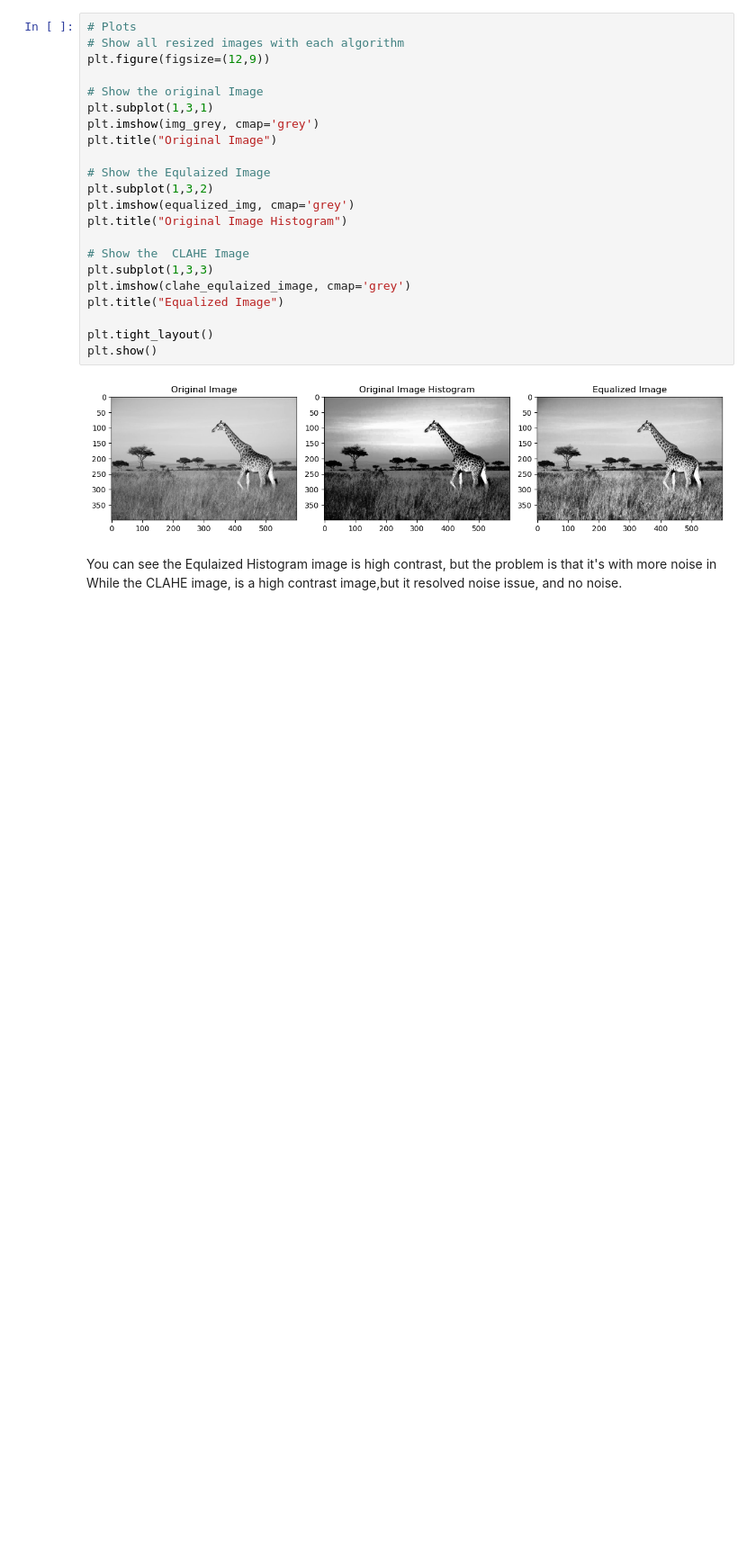
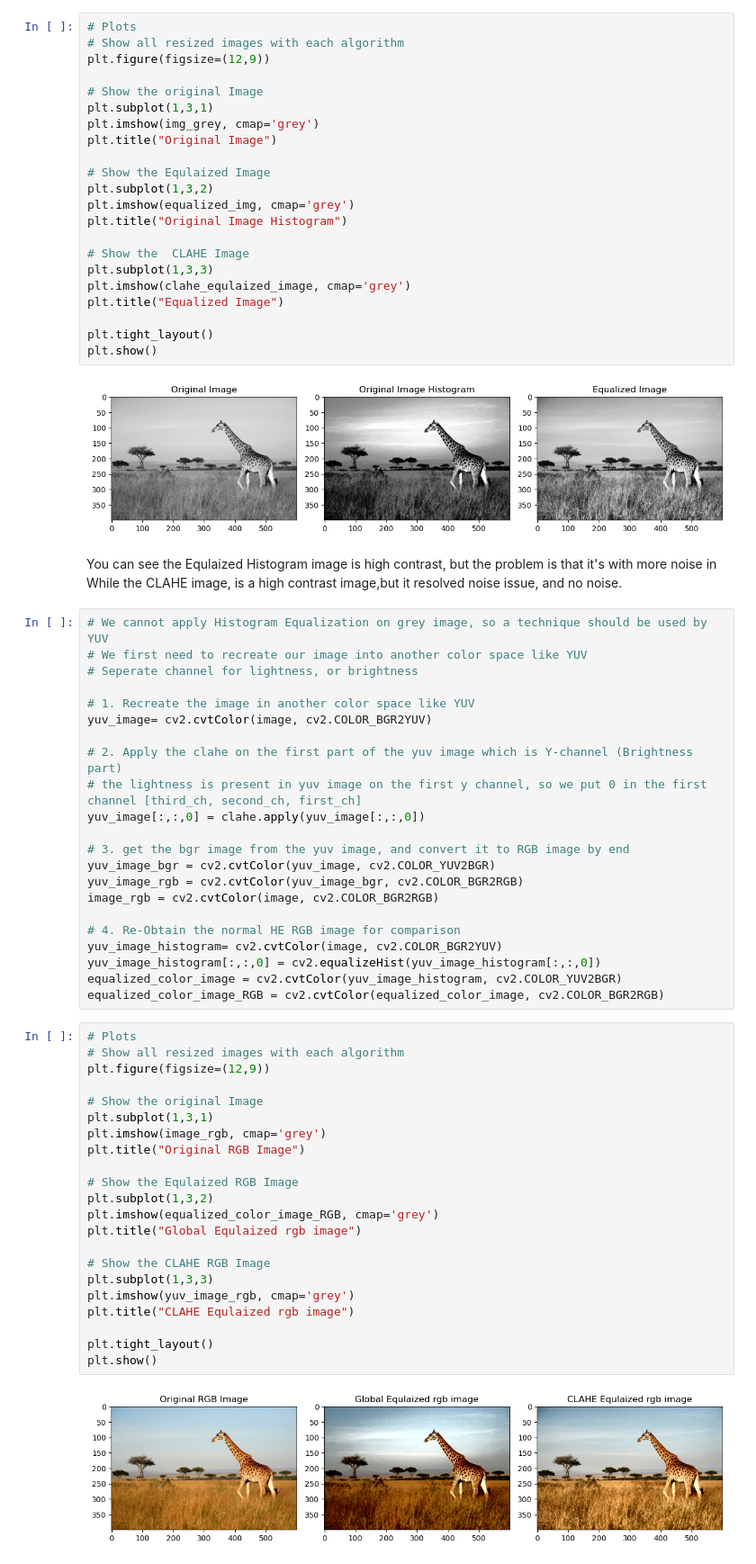
Before and after one commit to aaabdelaziz/Image-Processing, a Jupyter notebook: Python_Implementation/14-CLAHE.ipynb, the cells around one changed output. Shown at 90% size. Drawn from its saved outputs; the diff is of its cells as text; blank space fills up the shorter version.

Commit message:
Make more comparisons between the Global histogram Equalization, and the CLAHE when applied on certain channel of the image.

```diff
--- a/Python_Implementation/14-CLAHE.ipynb
+++ b/Python_Implementation/14-CLAHE.ipynb
@@ -57,3 +64,49 @@ plt.show()
 # %% [markdown]
 You can see the Equlaized Histogram image is high contrast, but the problem is that it's with more noise in
 While the CLAHE image, is a high contrast image,but it resolved noise issue, and no noise.
+# %%
+# We cannot apply Histogram Equalization on grey image, so a technique should be used by YUV
+# We first need to recreate our image into another color space like YUV
+# Seperate channel for lightness, or brightness
+
+# 1. Recreate the image in another color space like YUV
+yuv_image= cv2.cvtColor(image, cv2.COLOR_BGR2YUV)
+
+# 2. Apply the clahe on the first part of the yuv image which is Y-channel (Brightness part)
+# the lightness is present in yuv image on the first y channel, so we put 0 in the first channel [third_ch, second_ch, first_ch]
+yuv_image[:,:,0] = clahe.apply(yuv_image[:,:,0])
+
+# 3. get the bgr image from the yuv image, and convert it to RGB image by end
+yuv_image_bgr = cv2.cvtColor(yuv_image, cv2.COLOR_YUV2BGR)
+yuv_image_rgb = cv2.cvtColor(yuv_image_bgr, cv2.COLOR_BGR2RGB)
+image_rgb = cv2.cvtColor(image, cv2.COLOR_BGR2RGB)
+
+# 4. Re-Obtain the normal HE RGB image for comparison
+yuv_image_histogram= cv2.cvtColor(image, cv2.COLOR_BGR2YUV)
+yuv_image_histogram[:,:,0] = cv2.equalizeHist(yuv_image_histogram[:,:,0])
+equalized_color_image = cv2.cvtColor(yuv_image_histogram, cv2.COLOR_YUV2BGR)
+equalized_color_image_RGB = cv2.cvtColor(equalized_color_image, cv2.COLOR_BGR2RGB)
+# %%
+# Plots
+# Show all resized images with each algorithm
+plt.figure(figsize=(12,9))
+
+# Show the original Image
+plt.subplot(1,3,1)
+plt.imshow(image_rgb, cmap='grey')
+plt.title("Original RGB Image")
+
+# Show the Equlaized RGB Image
+plt.subplot(1,3,2)
+plt.imshow(equalized_color_image_RGB, cmap='grey')
+plt.title("Global Equlaized rgb image")
+
+# Show the CLAHE RGB Image
+plt.subplot(1,3,3)
+plt.imshow(yuv_image_rgb, cmap='grey')
+plt.title("CLAHE Equlaized rgb image")
+
+plt.tight_layout()
+plt.show()
+# %% [output]
+[figure, added]
```
Also changed, not shown: parts of 2 cells of this notebook.
